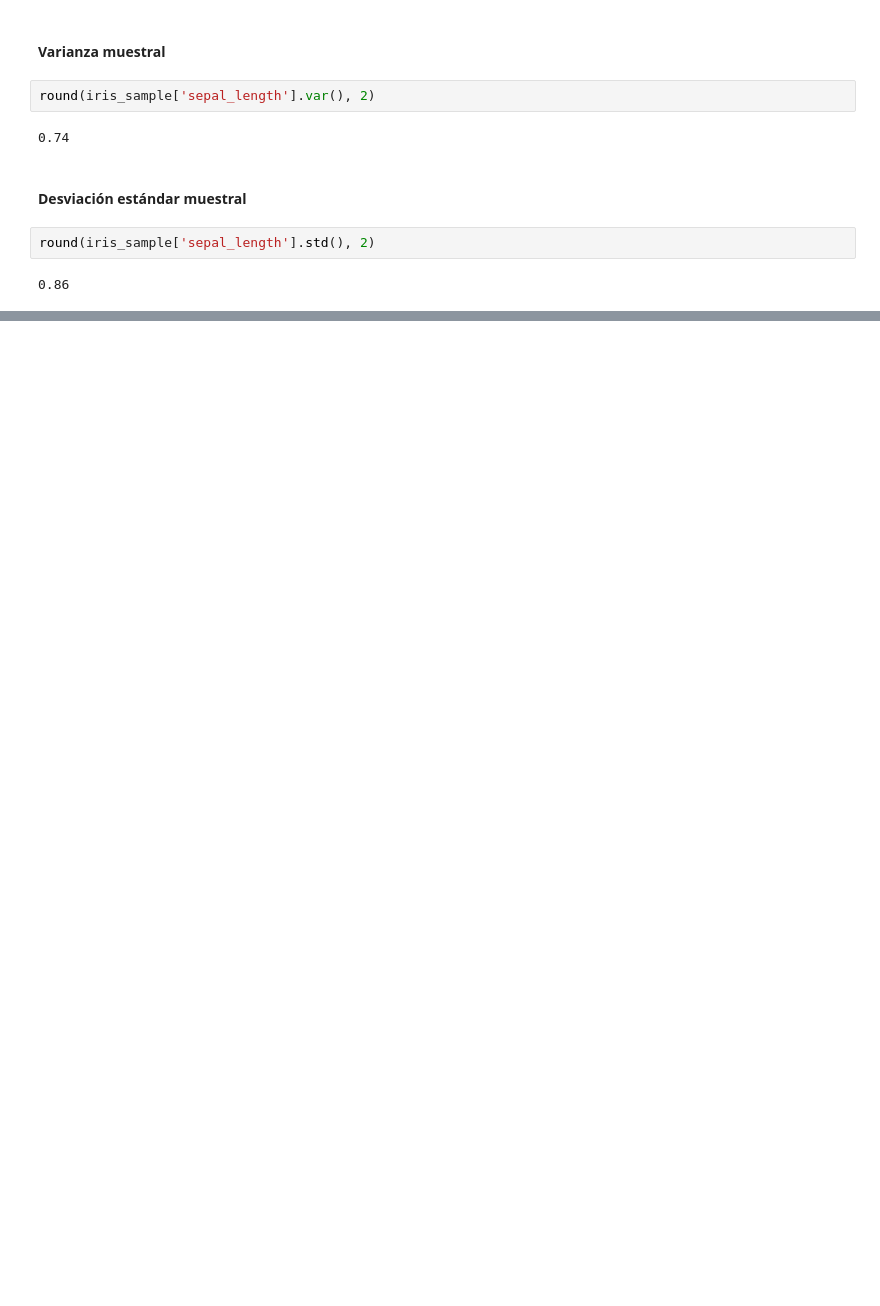
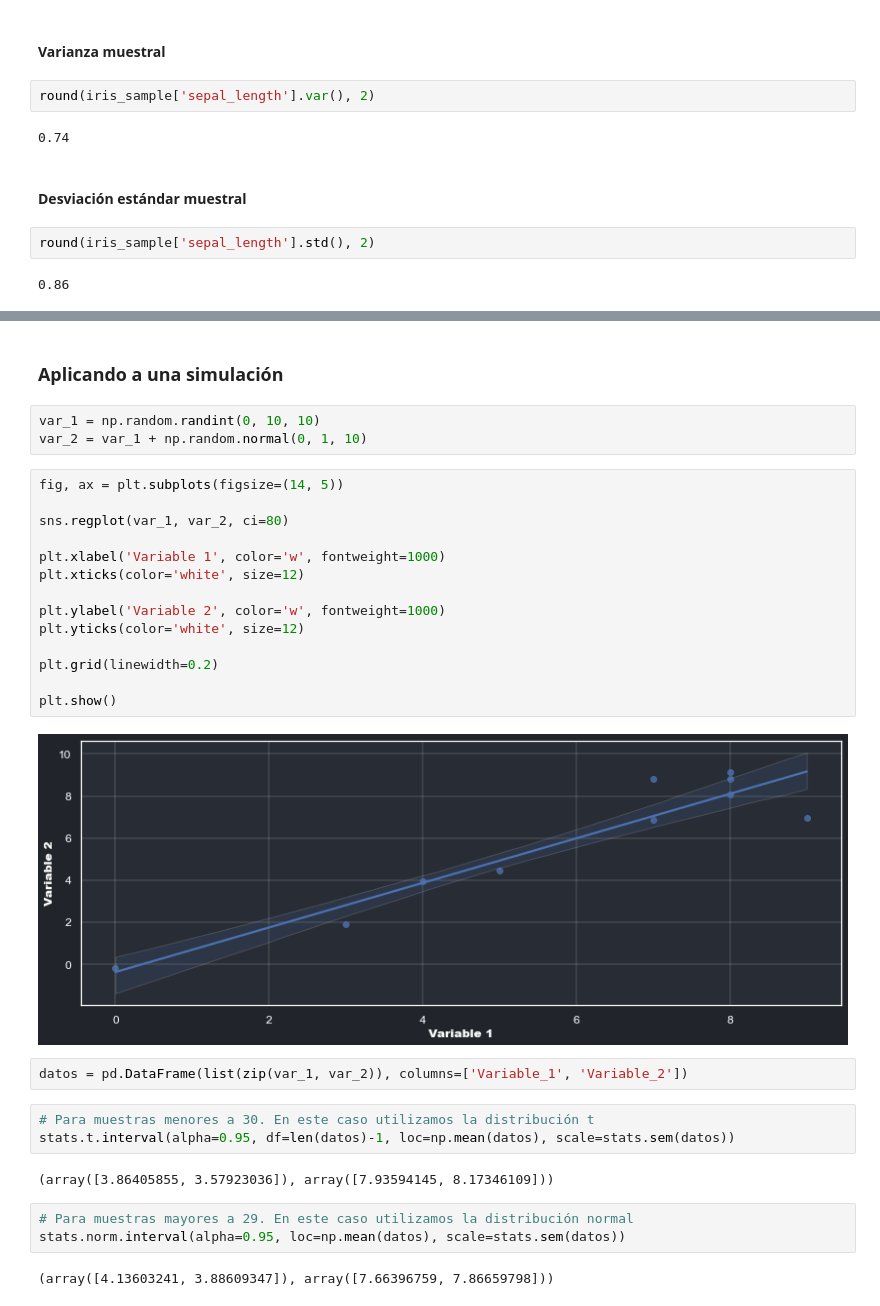
Before and after one commit to JuanFeA98/Estadistica_Probabilidad, a Jupyter notebook: Estadistica_Inferencial/Estadistica Inferencial.ipynb, the cells around one changed output, grey strips where cells are left out. Drawn from its saved outputs; the diff is of its cells as text; blank space fills up the shorter version.

Commit message:
Intervalos de confianza

```diff
--- a/Estadistica_Inferencial/Estadistica Inferencial.ipynb
+++ b/Estadistica_Inferencial/Estadistica Inferencial.ipynb
@@ -149,0 +202,33 @@ round(iris_sample['sepal_length'].std(), 2)
+# %% [markdown]
+### **Aplicando a una simulación**
+# %%
+var_1 = np.random.randint(0, 10, 10)
+var_2 = var_1 + np.random.normal(0, 1, 10)
+# %%
+fig, ax = plt.subplots(figsize=(14, 5))
+
+sns.regplot(var_1, var_2, ci=80)
+
+plt.xlabel('Variable 1', color='w', fontweight=1000)
+plt.xticks(color='white', size=12)
+
+plt.ylabel('Variable 2', color='w', fontweight=1000)
+plt.yticks(color='white', size=12)
+
+plt.grid(linewidth=0.2)
+
+plt.show()
+# %% [output]
+[figure, added]
+# %%
+datos = pd.DataFrame(list(zip(var_1, var_2)), columns=['Variable_1', 'Variable_2'])
+# %%
+# Para muestras menores a 30. En este caso utilizamos la distribución t
+stats.t.interval(alpha=0.95, df=len(datos)-1, loc=np.mean(datos), scale=stats.sem(datos))
+# %% [output]
+(array([3.86405855, 3.57923036]), array([7.93594145, 8.17346109]))
+# %%
+# Para muestras mayores a 29. En este caso utilizamos la distribución normal
+stats.norm.interval(alpha=0.95, loc=np.mean(datos), scale=stats.sem(datos))
+# %% [output]
+(array([4.13603241, 3.88609347]), array([7.66396759, 7.86659798]))
```
Also changed, not shown: parts of 14 cells of this notebook.
